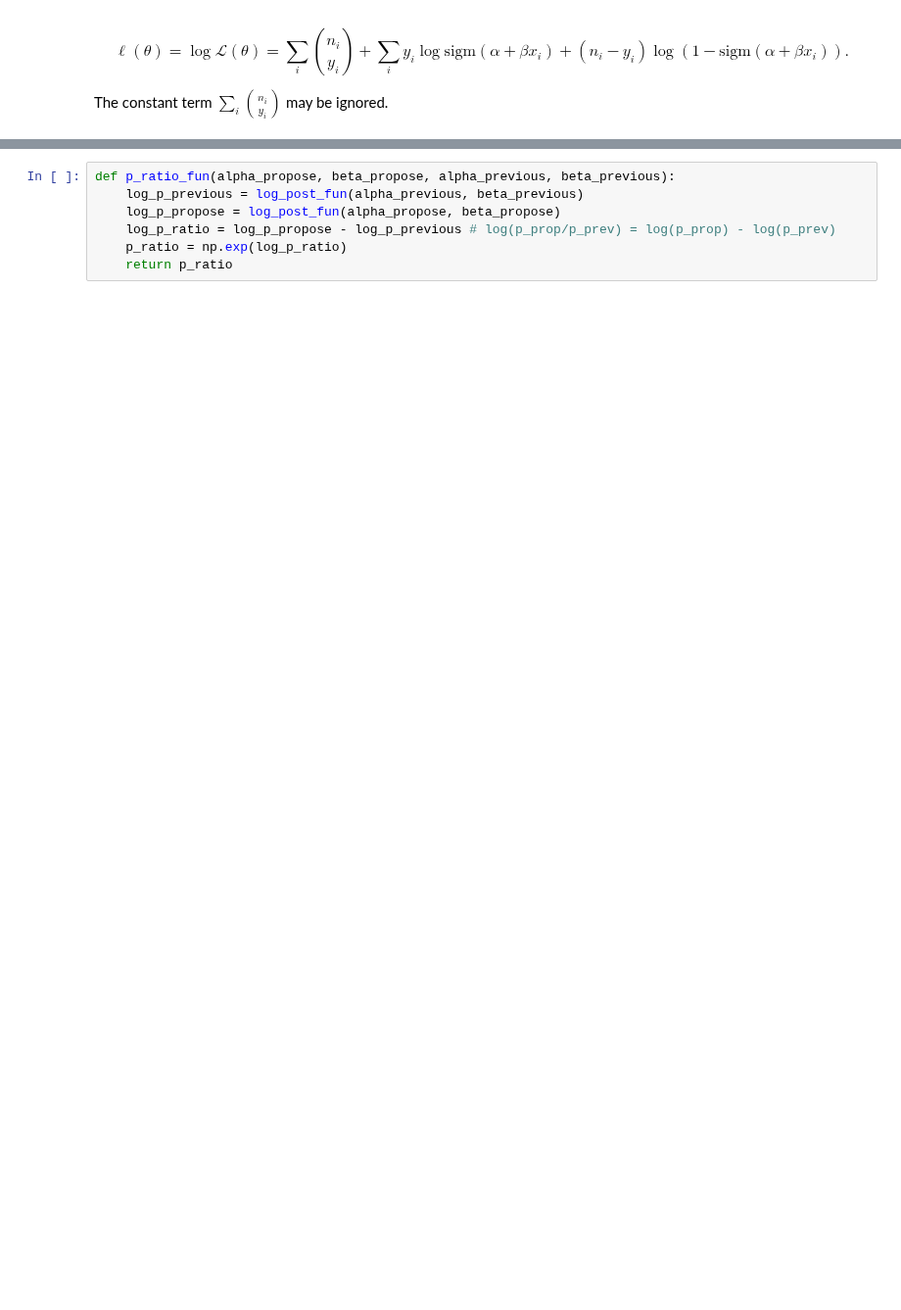
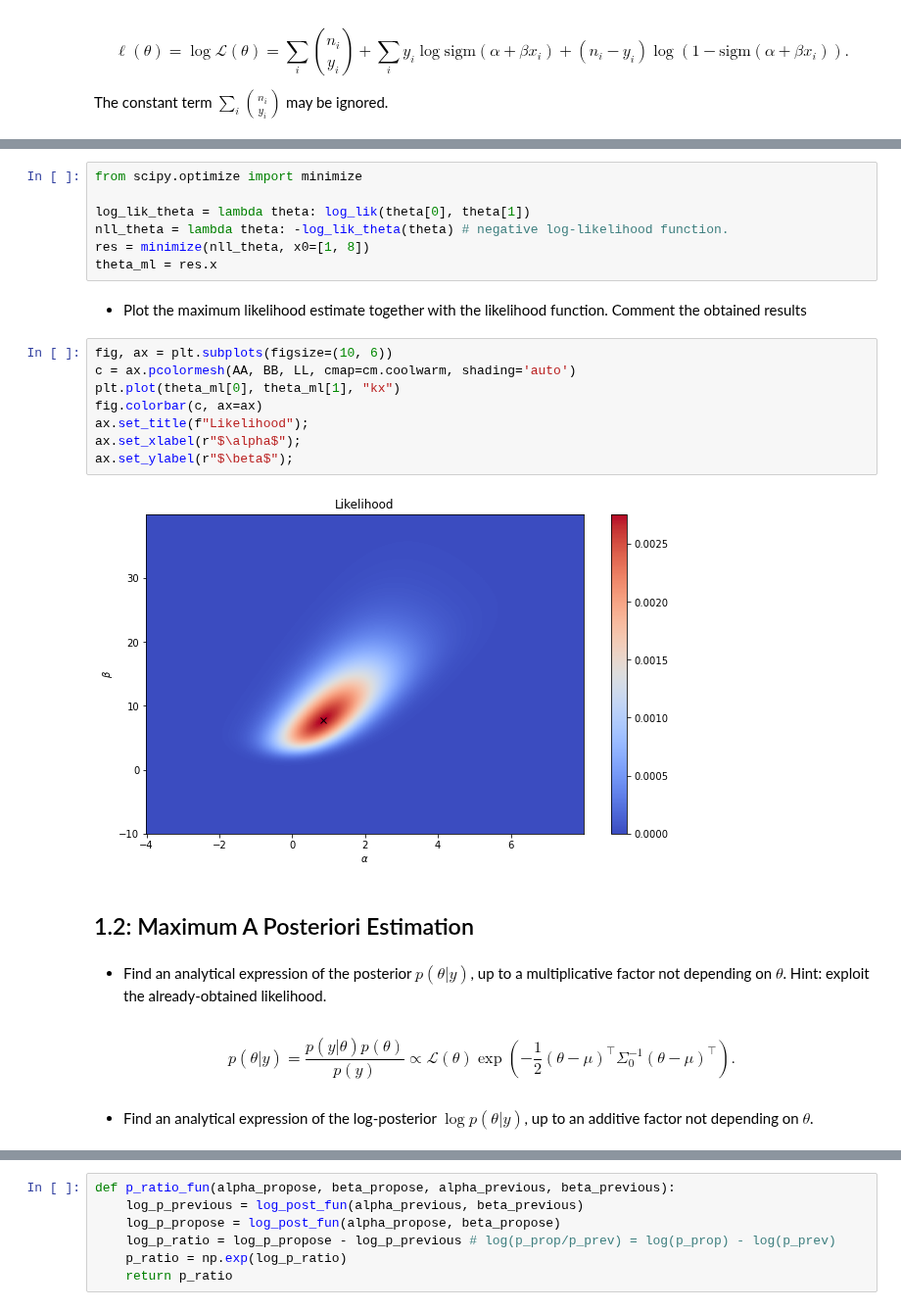
Before and after one commit to gcorani/bda, a Jupyter notebook: ex/bioassay_assignment.ipynb, the cells around one changed output, grey strips where cells are left out. Shown at 98% size. Saved outputs shown, nothing was run; the diff lists cells and outputs as text; blank space fills up the shorter version.

```diff
--- a/ex/bioassay_assignment.ipynb
+++ b/ex/bioassay_assignment.ipynb
@@ -245,0 +170,28 @@ def log_post_fun(alpha, beta):
+# %%
+from scipy.optimize import minimize
+
+log_lik_theta = lambda theta: log_lik(theta[0], theta[1])
+nll_theta = lambda theta: -log_lik_theta(theta) # negative log-likelihood function.
+res = minimize(nll_theta, x0=[1, 8])
+theta_ml = res.x
+# %% [markdown]
+* Plot the maximum likelihood estimate together with the likelihood function. Comment the obtained results
+# %%
+fig, ax = plt.subplots(figsize=(10, 6))
+c = ax.pcolormesh(AA, BB, LL, cmap=cm.coolwarm, shading='auto')
+plt.plot(theta_ml[0], theta_ml[1], "kx")
+fig.colorbar(c, ax=ax)
+ax.set_title(f"Likelihood");
+ax.set_xlabel(r"$\alpha$");
+ax.set_ylabel(r"$\beta$");
+# %% [output]
+[figure, added]
+# %% [markdown]
+## 1.2: Maximum A Posteriori Estimation
+# %% [markdown]
+* Find an analytical expression of the posterior $p(\theta | y)$, up to a multiplicative factor not depending on $\theta$. Hint: exploit the already-obtained likelihood.
+# %% [markdown]
+$$p(\theta | y) = \frac{p(y | \theta) p(\theta)}{p(y)} \propto \mathcal{L}(\theta) \exp\left(-\frac{1}{2}
+(\theta - \mu)^{\top} \Sigma_0^{-1} (\theta - \mu)^{\top} \right).$$
+# %% [markdown]
+* Find an analytical expression of the log-posterior $\log p(\theta | y)$, up to an additive factor not depending on $\theta$.
```
Also changed, not shown: parts of 39 cells of this notebook.
